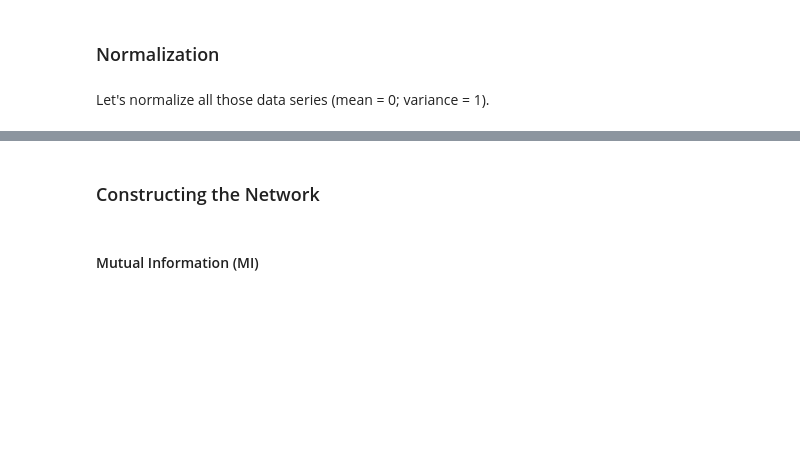
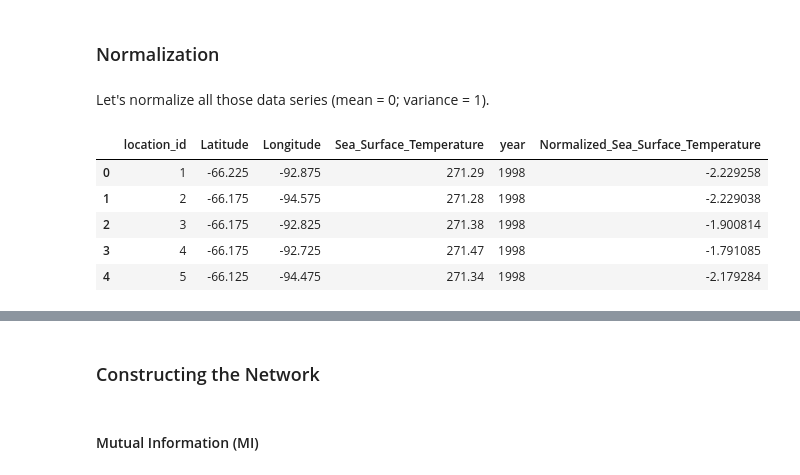
Before and after one commit to AlexFidalgo/El-Nino-La-Nina-Detection-Using-Complex-Networks, a Jupyter notebook: MainNotebook.ipynb, the cells around one changed output, grey strips where cells are left out. Cells and saved outputs as stored; diff of their text form; code cells hidden in the pictures; blank space fills up the shorter version.

```diff
--- a/MainNotebook.ipynb
+++ b/MainNotebook.ipynb
@@ -384,4 +373,13 @@ def normalize(df):
     return (df['Sea_Surface_Temperature'] - mean) / std
 # %%
 df['Normalized_Sea_Surface_Temperature'] = normalize(df)
+# %%
+df.head()
+# %% [output]
+|  | location_id | Latitude | Longitude | Sea_Surface_Temperature | year | Normalized_Sea_Surface_Temperature |
+| 0 | 1 | -66.225 | -92.875 | 271.29 | 1998 | -2.229258 |
+| 1 | 2 | -66.175 | -94.575 | 271.28 | 1998 | -2.229038 |
+| 2 | 3 | -66.175 | -92.825 | 271.38 | 1998 | -1.900814 |
+| 3 | 4 | -66.175 | -92.725 | 271.47 | 1998 | -1.791085 |
+| 4 | 5 | -66.125 | -94.475 | 271.34 | 1998 | -2.179284 |
 # %%
```
Also changed, not shown: parts of 4 cells of this notebook.
